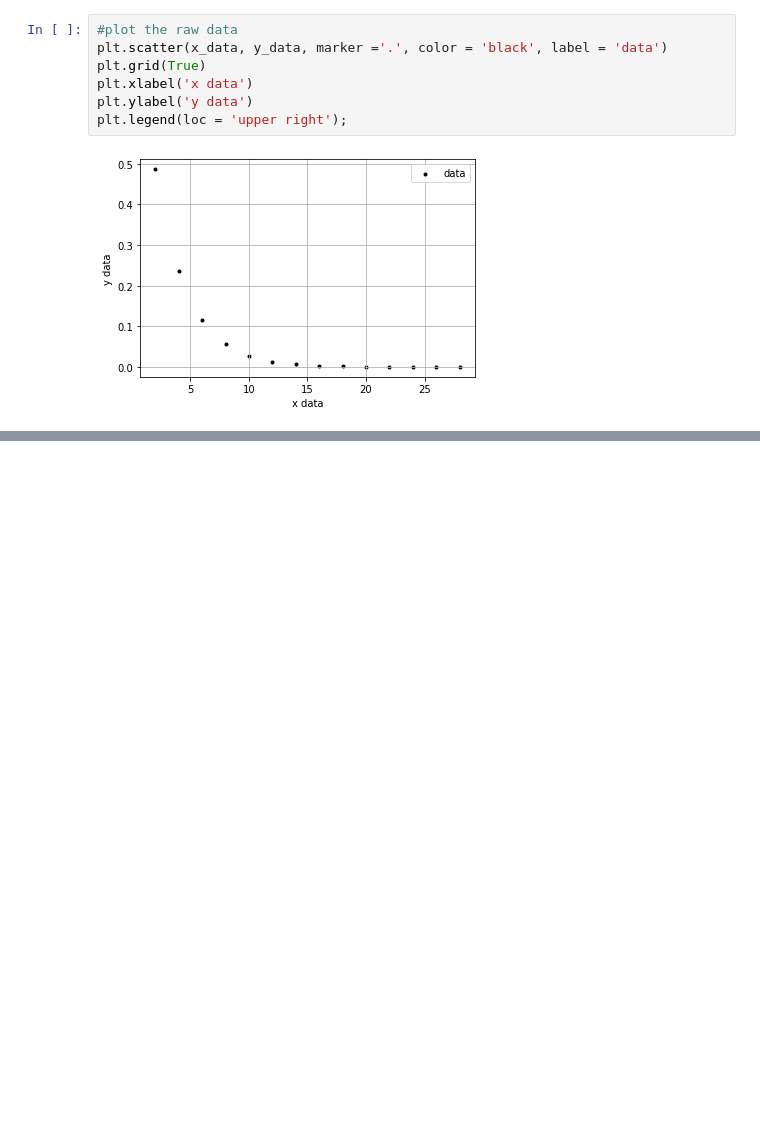
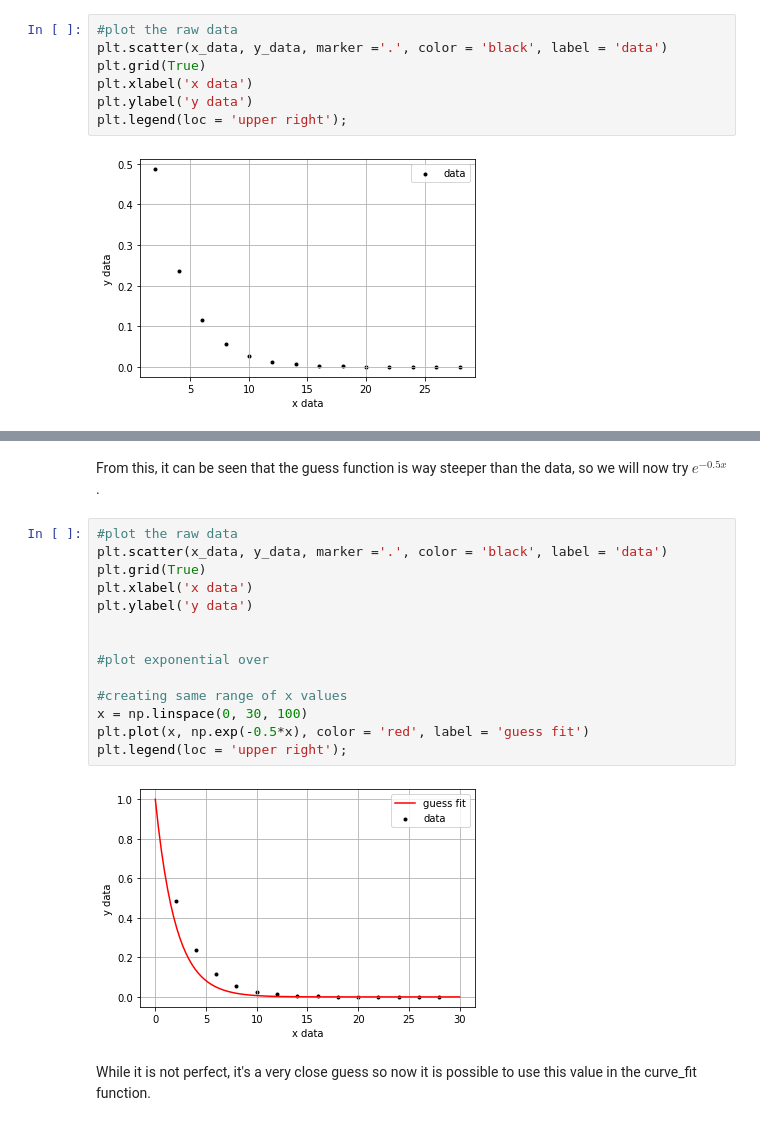
Before and after one commit to UCD-Physics/Python-HowTos, a Jupyter notebook: Curve_fit.ipynb, the cells around one changed output, grey strips where cells are left out. Saved outputs shown, nothing was run; the diff lists cells and outputs as text; blank space fills up the shorter version.

```diff
--- a/Curve_fit.ipynb
+++ b/Curve_fit.ipynb
@@ -79,3 +98,23 @@ plt.legend(loc = 'upper right');
+# %% [markdown]
+From this, it can be seen that the guess function is way steeper than the data, so we will now try $e^{-0.5x}$.
+# %%
+#plot the raw data
+plt.scatter(x_data, y_data, marker ='.', color = 'black', label = 'data')
+plt.grid(True)
+plt.xlabel('x data')
+plt.ylabel('y data')
+
+
+#plot exponential over
+
+#creating same range of x values
+x = np.linspace(0, 30, 100)
+plt.plot(x, np.exp(-0.5*x), color = 'red', label = 'guess fit')
+plt.legend(loc = 'upper right');
+# %% [output]
+[figure, added]
+# %% [markdown]
+While it is not perfect, it's a very close guess so now it is possible to use this value in the curve_fit function.
 # %%
 #then define function for best fit
 #use generic function for exponential decay
```
Also changed, not shown: parts of 5 cells of this notebook.
